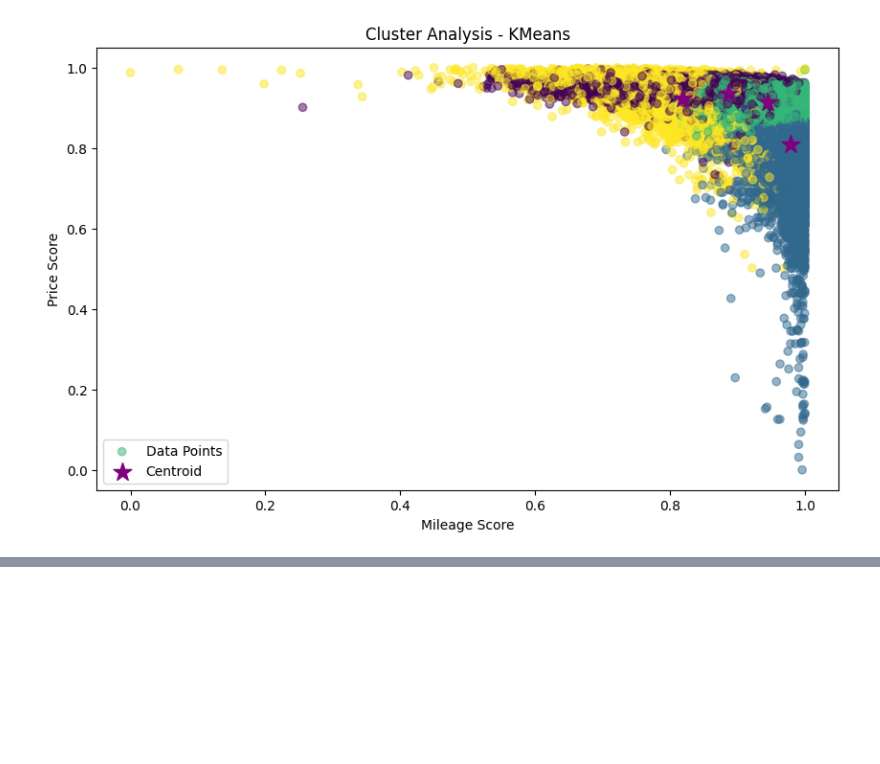
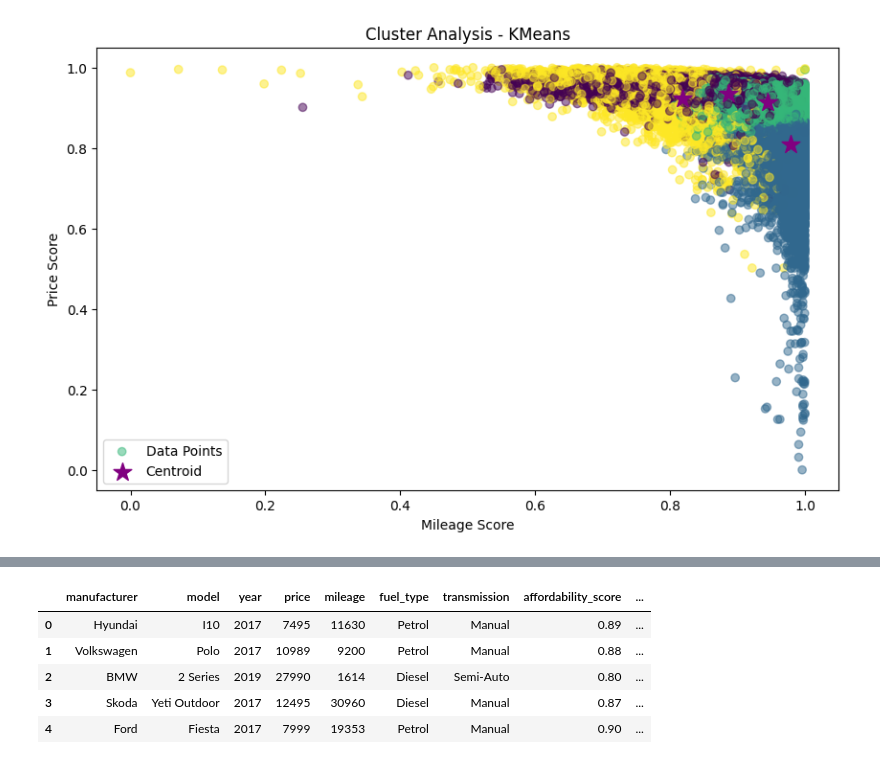
Before and after one commit to TXTEck/DAV_CA1, a Jupyter notebook: notebooks/car_price_analysis.ipynb, the cells around one changed output, grey strips where cells are left out. Cells and saved outputs as stored; diff of their text form; code cells hidden in the pictures; blank space fills up the shorter version.

```diff
--- a/notebooks/car_price_analysis.ipynb
+++ b/notebooks/car_price_analysis.ipynb
@@ -1171,0 +1210,29 @@ plt.show()
+# %%
+# Create Car Value-for-Money Index
+
+cars["car_value_index"] = (
+    cars["affordability_score"] * 0.40 +
+    cars["condition_age_score"] * 0.35 +
+    cars["efficiency_score"] * 0.25
+)
+
+cars[[
+    "manufacturer",
+    "model",
+    "year",
+    "price",
+    "mileage",
+    "fuel_type",
+    "transmission",
+    "affordability_score",
+    "condition_age_score",
+    "efficiency_score",
+    "car_value_index"
+]].head()
+# %% [output]
+|  | manufacturer | model | year | price | mileage | fuel_type | transmission | affordability_score | ... |
+| 0 | Hyundai | I10 | 2017 | 7495 | 11630 | Petrol | Manual | 0.89 | ... |
+| 1 | Volkswagen | Polo | 2017 | 10989 | 9200 | Petrol | Manual | 0.88 | ... |
+| 2 | BMW | 2 Series | 2019 | 27990 | 1614 | Diesel | Semi-Auto | 0.80 | ... |
+| 3 | Skoda | Yeti Outdoor | 2017 | 12495 | 30960 | Diesel | Manual | 0.87 | ... |
+| 4 | Ford | Fiesta | 2017 | 7999 | 19353 | Petrol | Manual | 0.90 | ... |
```
Also changed, not shown: parts of 4 cells of this notebook, 1 other file.
